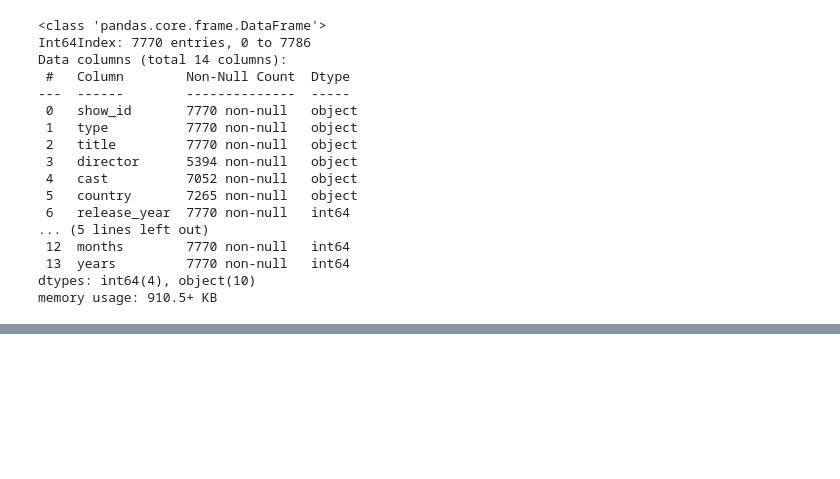
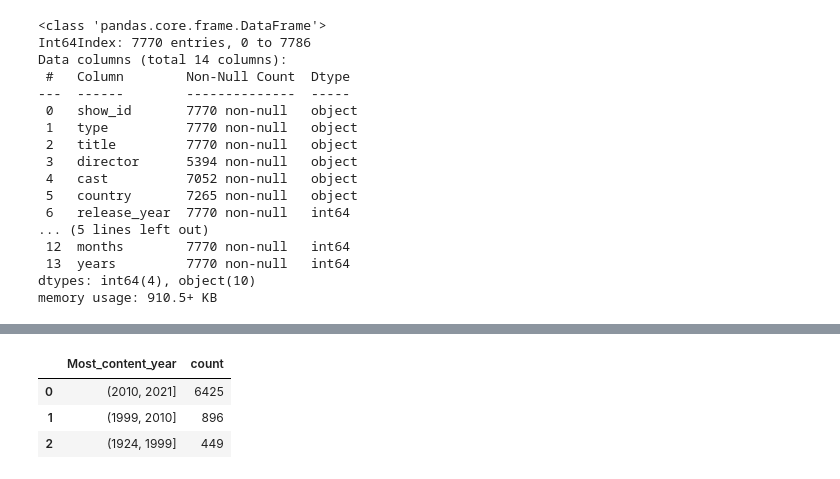
Before and after one commit to techsidh/netflix-movie-and-tv-shows-clustering, a Jupyter notebook: Capstone_Project_NETFLIX_MOVIE_AND_TV_SHOWS_CLUSTERINg.ipynb, the cells around one changed output, grey strips where cells are left out. Saved outputs shown, nothing was run; the diff lists cells and outputs as text; code cells hidden in the pictures; blank space fills up the shorter version.

```diff
--- a/Capstone_Project_NETFLIX_MOVIE_AND_TV_SHOWS_CLUSTERINg.ipynb
+++ b/Capstone_Project_NETFLIX_MOVIE_AND_TV_SHOWS_CLUSTERINg.ipynb
@@ -232,0 +257,13 @@ values = [i[1] for i in most_commen_actors][::-1]
+# %%
+# Put the data into bins.
+release_year = pd.cut(netflix_cp.release_year, [1924, 1999, 2010, 2021])
+release_year.value_counts()
+release_year = pd.DataFrame(release_year.value_counts()).reset_index()
+release_year.rename(columns={'index':'Most_content_year', 'release_year':'count'}, inplace=True)
+release_year['Most_content_year'] = release_year['Most_content_year'].astype('string')
+release_year
+# %% [output]
+|  | Most_content_year | count |
+| 0 | (2010, 2021] | 6425 |
+| 1 | (1999, 2010] | 896 |
+| 2 | (1924, 1999] | 449 |
```
Also changed, not shown: parts of 14 cells of this notebook.
